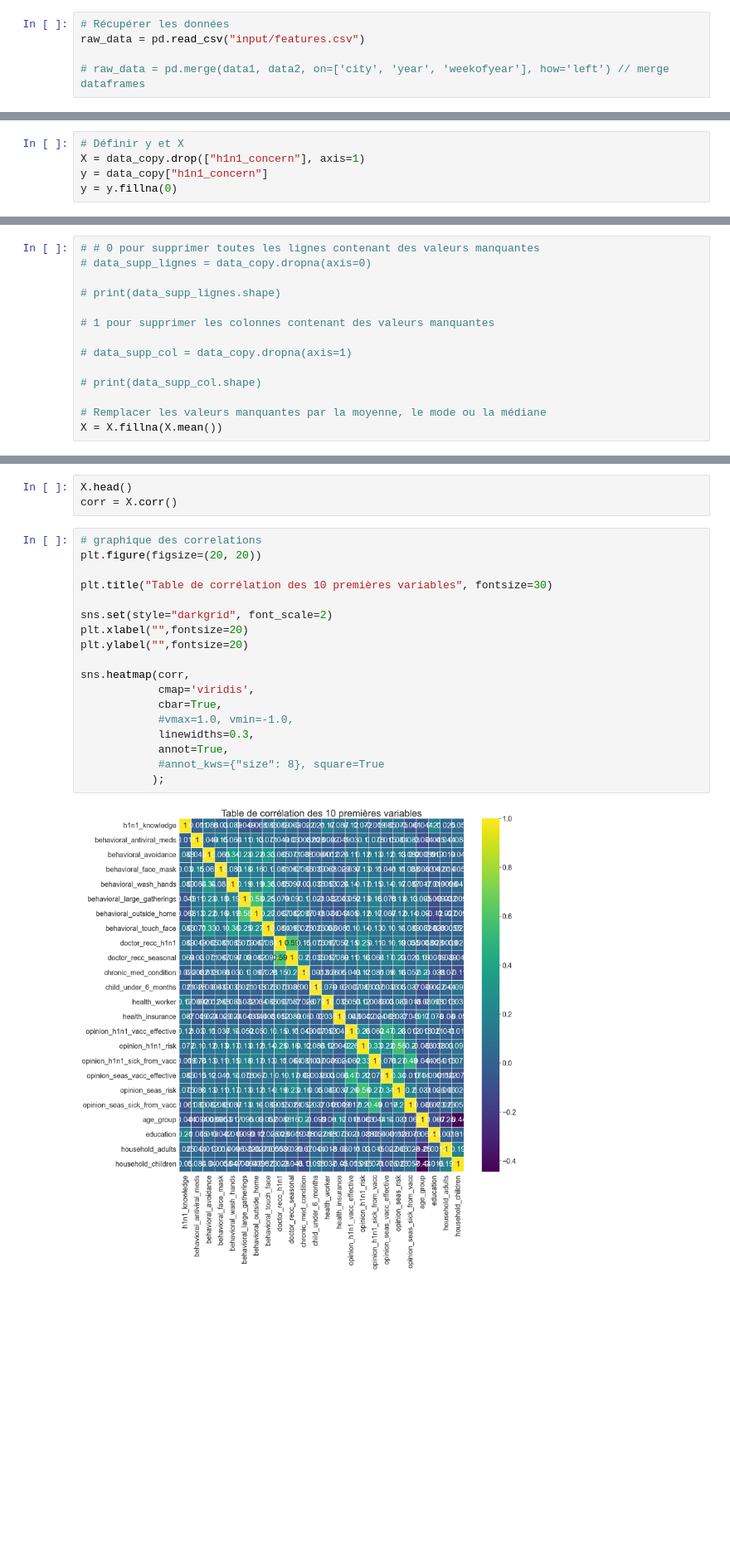
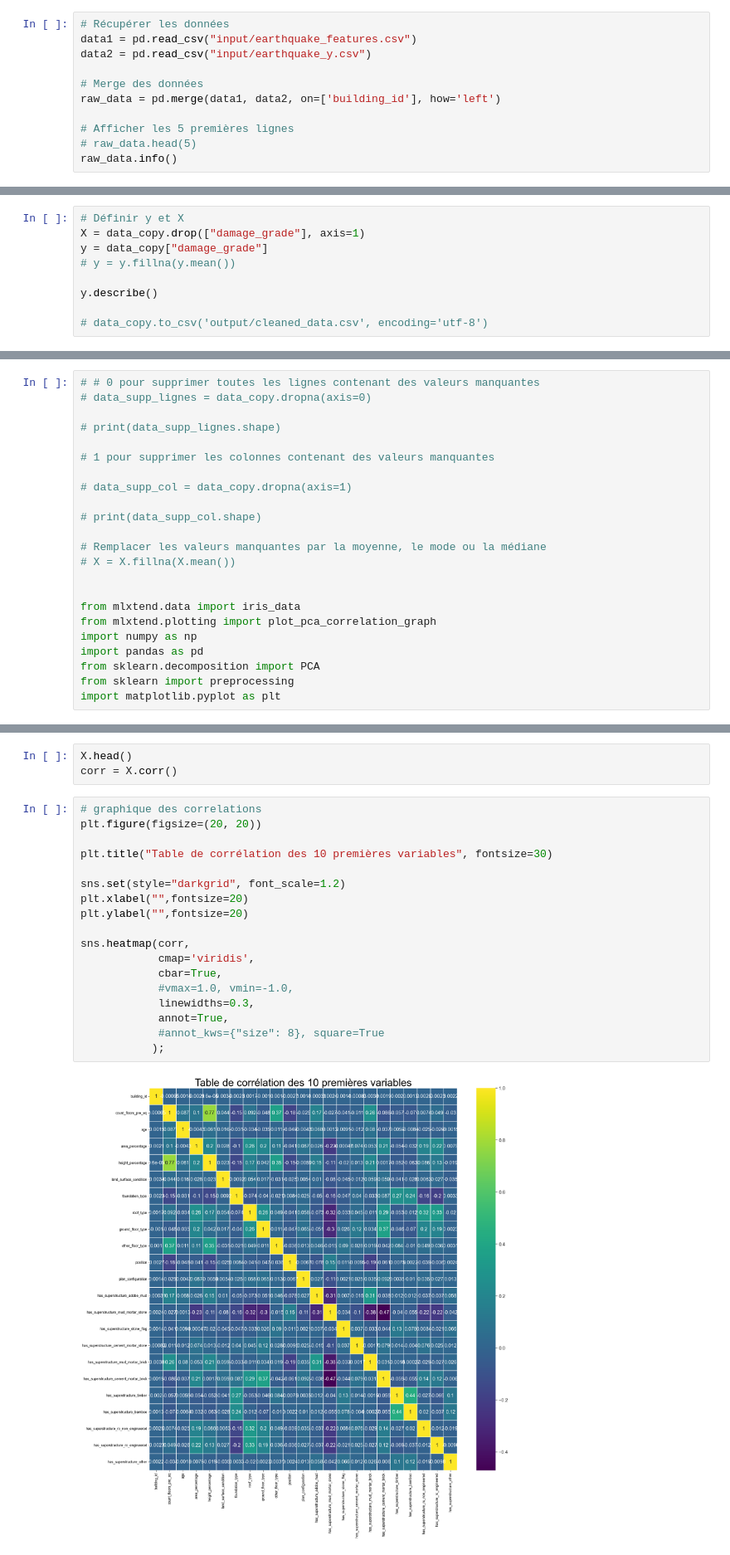
Before and after one commit to florian-gustin/esgi_machine_learning, a Jupyter notebook: earthquake_supervised.ipynb, the cells around one changed output, grey strips where cells are left out. Shown at 83% size. Drawn from its saved outputs; the diff is of its cells as text; blank space fills up the shorter version.

```diff
--- a/earthquake_supervised.ipynb
+++ b/earthquake_supervised.ipynb
@@ -17,6 +17,12 @@ from sklearn.datasets import load_iris
 import seaborn as sns
 # %%
 # Récupérer les données
-raw_data = pd.read_csv("input/features.csv")
+data1 = pd.read_csv("input/earthquake_features.csv")
+data2 = pd.read_csv("input/earthquake_y.csv")
 
-# raw_data = pd.merge(data1, data2, on=['city', 'year', 'weekofyear'], how='left') // merge dataframes
+# Merge des données
+raw_data = pd.merge(data1, data2, on=['building_id'], how='left')
+
+# Afficher les 5 premières lignes
+# raw_data.head(5)
+raw_data.info()
@@ -96,5 +220,9 @@ memory usage: 5.1 MB
 # %%
 # Définir y et X
-X = data_copy.drop(["h1n1_concern"], axis=1)
-y = data_copy["h1n1_concern"]
-y = y.fillna(0)
+X = data_copy.drop(["damage_grade"], axis=1)
+y = data_copy["damage_grade"]
+# y = y.fillna(y.mean())
+
+y.describe()
+
+# data_copy.to_csv('output/cleaned_data.csv', encoding='utf-8')
@@ -186,4 +289,13 @@ dtype: float64
 # print(data_supp_col.shape)
 
 # Remplacer les valeurs manquantes par la moyenne, le mode ou la médiane
-X = X.fillna(X.mean())
+# X = X.fillna(X.mean())
+
+
+from mlxtend.data import iris_data
+from mlxtend.plotting import plot_pca_correlation_graph
+import numpy as np
+import pandas as pd
+from sklearn.decomposition import PCA
+from sklearn import preprocessing
+import matplotlib.pyplot as plt
@@ -193,23 +333,23 @@ corr = X.corr()
 # %%
 # graphique des correlations
 plt.figure(figsize=(20, 20))
 
 plt.title("Table de corrélation des 10 premières variables", fontsize=30)
 
-sns.set(style="darkgrid", font_scale=2)
+sns.set(style="darkgrid", font_scale=1.2)
 plt.xlabel("",fontsize=20)
 plt.ylabel("",fontsize=20)
 
 sns.heatmap(corr,
             cmap='viridis',
             cbar=True,
             #vmax=1.0, vmin=-1.0,
             linewidths=0.3,
             annot=True,
             #annot_kws={"size": 8}, square=True
            );
 # %% [output]
-[figure, old version]
+[figure, new version]
 # %%
 X.describe()
 # %% [output]
```
Also changed, not shown: parts of 19 cells of this notebook, 1 other file.
